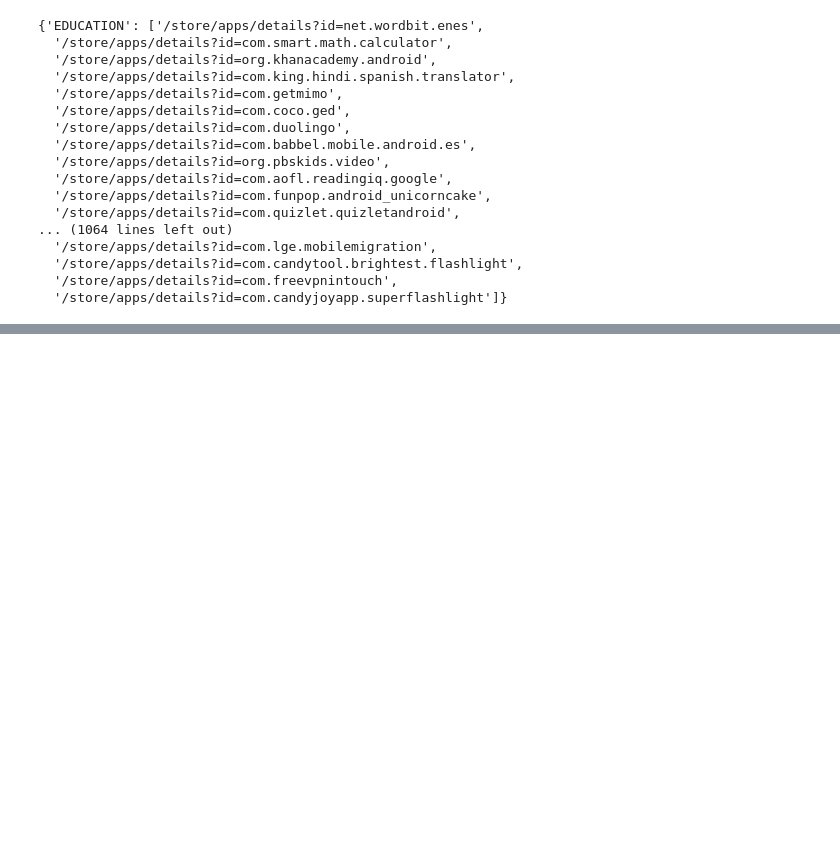
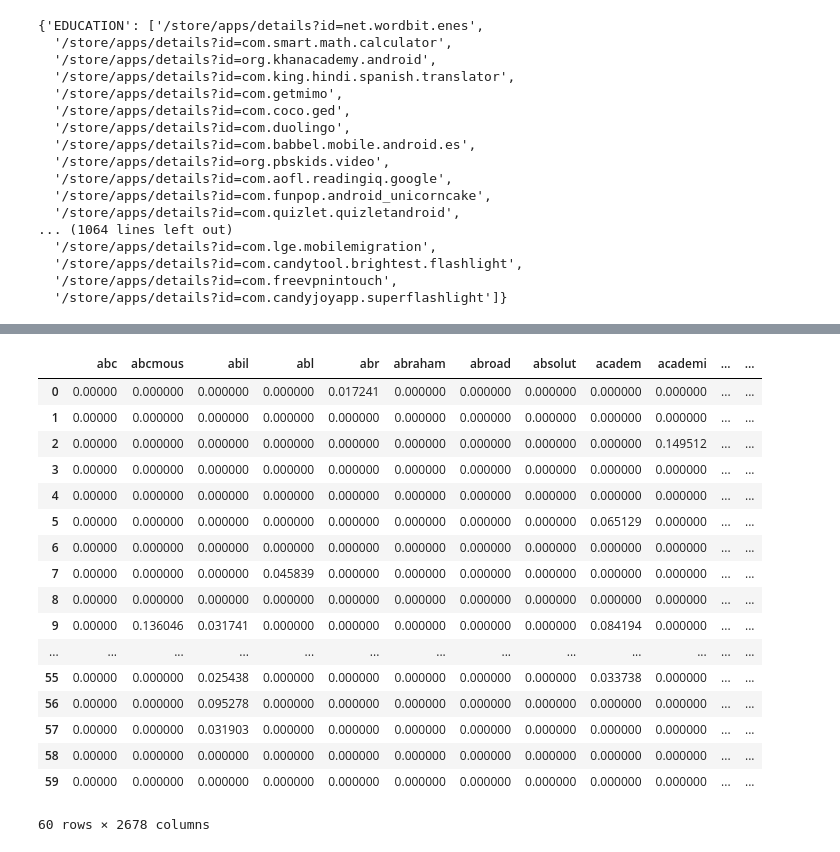
Before and after one commit to anthonytapias/ItemCategoryClassifier, a Jupyter notebook: vicentes_notebook.ipynb, the cells around one changed output, grey strips where cells are left out. Cells and saved outputs as stored; diff of their text form; code cells hidden in the pictures; blank space fills up the shorter version.

```diff
--- a/vicentes_notebook.ipynb
+++ b/vicentes_notebook.ipynb
@@ -126,0 +136,41 @@ parse(listings, 'DWPxHb')
+# %%
+# stem words
+stemmer = SnowballStemmer("english")
+# %%
+from sklearn.feature_extraction.text import TfidfVectorizer
+tfidf = TfidfVectorizer()
+# %%
+review_list = []
+for review in edu:
+    art_tokens_raw = nltk.regexp_tokenize(review, pattern)
+    art_tokens = [i.lower() for i in art_tokens_raw]
+    art_tokens_stopped = [w for w in art_tokens if not w in stop_words]
+    art_stemmed = [stemmer.stem(word) for word in art_tokens_stopped]
+    cleaned = ' '.join(art_stemmed)
+    review_list.append(cleaned)
+# %%
+response = tfidf.fit_transform(review_list )
+
+df = pd.DataFrame(response.toarray(), columns=tfidf.get_feature_names())
+df['label'] = 'EDUCATION'
+# %%
+df
+# %% [output]
+|  | abc | abcmous | abil | abl | abr | abraham | abroad | absolut | academ | academi | ... | ... |
+| 0 | 0.00000 | 0.000000 | 0.000000 | 0.000000 | 0.017241 | 0.000000 | 0.000000 | 0.000000 | 0.000000 | 0.000000 | ... | ... |
+| 1 | 0.00000 | 0.000000 | 0.000000 | 0.000000 | 0.000000 | 0.000000 | 0.000000 | 0.000000 | 0.000000 | 0.000000 | ... | ... |
+| 2 | 0.00000 | 0.000000 | 0.000000 | 0.000000 | 0.000000 | 0.000000 | 0.000000 | 0.000000 | 0.000000 | 0.149512 | ... | ... |
+| 3 | 0.00000 | 0.000000 | 0.000000 | 0.000000 | 0.000000 | 0.000000 | 0.000000 | 0.000000 | 0.000000 | 0.000000 | ... | ... |
+| 4 | 0.00000 | 0.000000 | 0.000000 | 0.000000 | 0.000000 | 0.000000 | 0.000000 | 0.000000 | 0.000000 | 0.000000 | ... | ... |
+| 5 | 0.00000 | 0.000000 | 0.000000 | 0.000000 | 0.000000 | 0.000000 | 0.000000 | 0.000000 | 0.065129 | 0.000000 | ... | ... |
+| 6 | 0.00000 | 0.000000 | 0.000000 | 0.000000 | 0.000000 | 0.000000 | 0.000000 | 0.000000 | 0.000000 | 0.000000 | ... | ... |
+| 7 | 0.00000 | 0.000000 | 0.000000 | 0.045839 | 0.000000 | 0.000000 | 0.000000 | 0.000000 | 0.000000 | 0.000000 | ... | ... |
+| 8 | 0.00000 | 0.000000 | 0.000000 | 0.000000 | 0.000000 | 0.000000 | 0.000000 | 0.000000 | 0.000000 | 0.000000 | ... | ... |
+| 9 | 0.00000 | 0.136046 | 0.031741 | 0.000000 | 0.000000 | 0.000000 | 0.000000 | 0.000000 | 0.084194 | 0.000000 | ... | ... |
+| ... | ... | ... | ... | ... | ... | ... | ... | ... | ... | ... | ... | ... |
+| 55 | 0.00000 | 0.000000 | 0.025438 | 0.000000 | 0.000000 | 0.000000 | 0.000000 | 0.000000 | 0.033738 | 0.000000 | ... | ... |
+| 56 | 0.00000 | 0.000000 | 0.095278 | 0.000000 | 0.000000 | 0.000000 | 0.000000 | 0.000000 | 0.000000 | 0.000000 | ... | ... |
+| 57 | 0.00000 | 0.000000 | 0.031903 | 0.000000 | 0.000000 | 0.000000 | 0.000000 | 0.000000 | 0.000000 | 0.000000 | ... | ... |
+| 58 | 0.00000 | 0.000000 | 0.000000 | 0.000000 | 0.000000 | 0.000000 | 0.000000 | 0.000000 | 0.000000 | 0.000000 | ... | ... |
+| 59 | 0.00000 | 0.000000 | 0.000000 | 0.000000 | 0.000000 | 0.000000 | 0.000000 | 0.000000 | 0.000000 | 0.000000 | ... | ... |
+60 rows × 2678 columns
```
Also changed, not shown: parts of 16 cells of this notebook, 1 other file.
